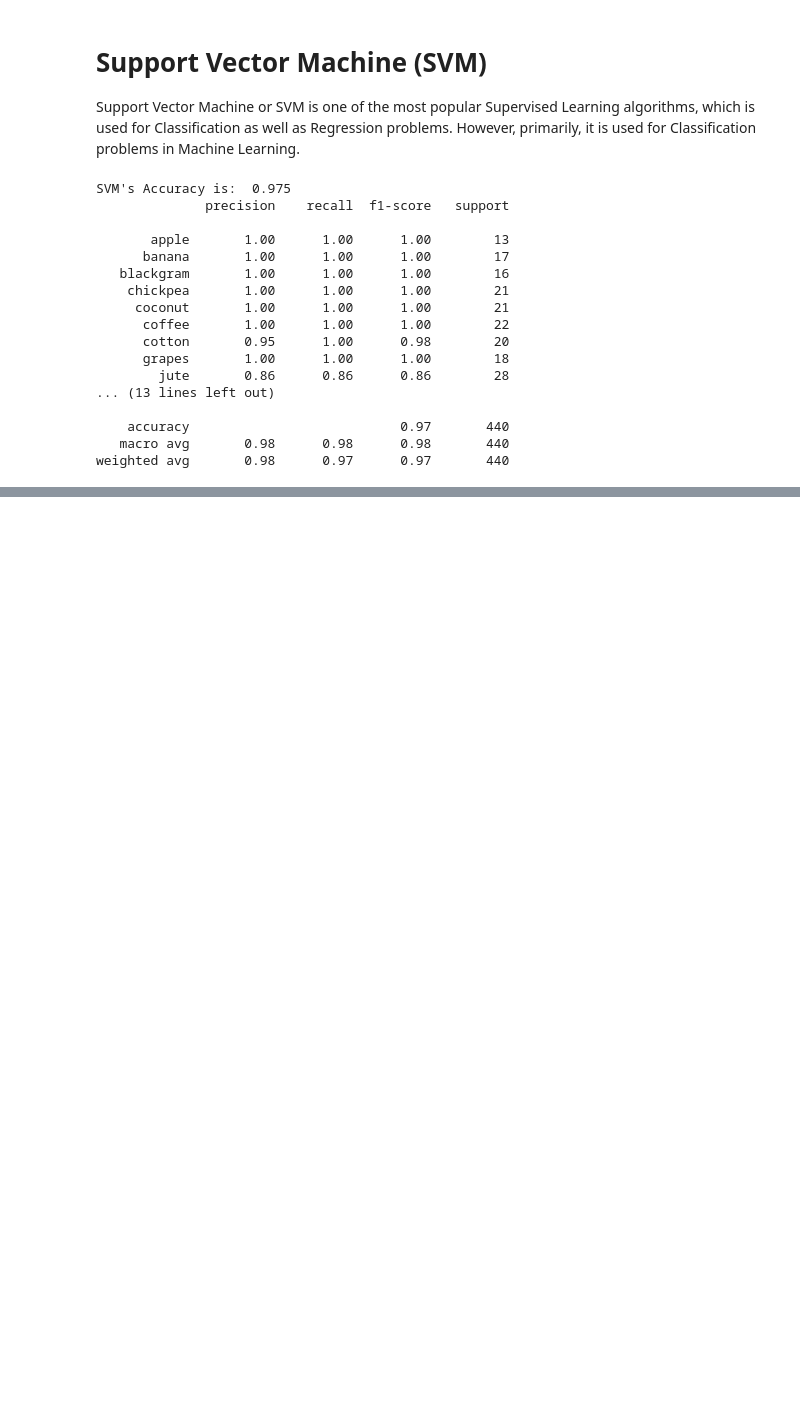
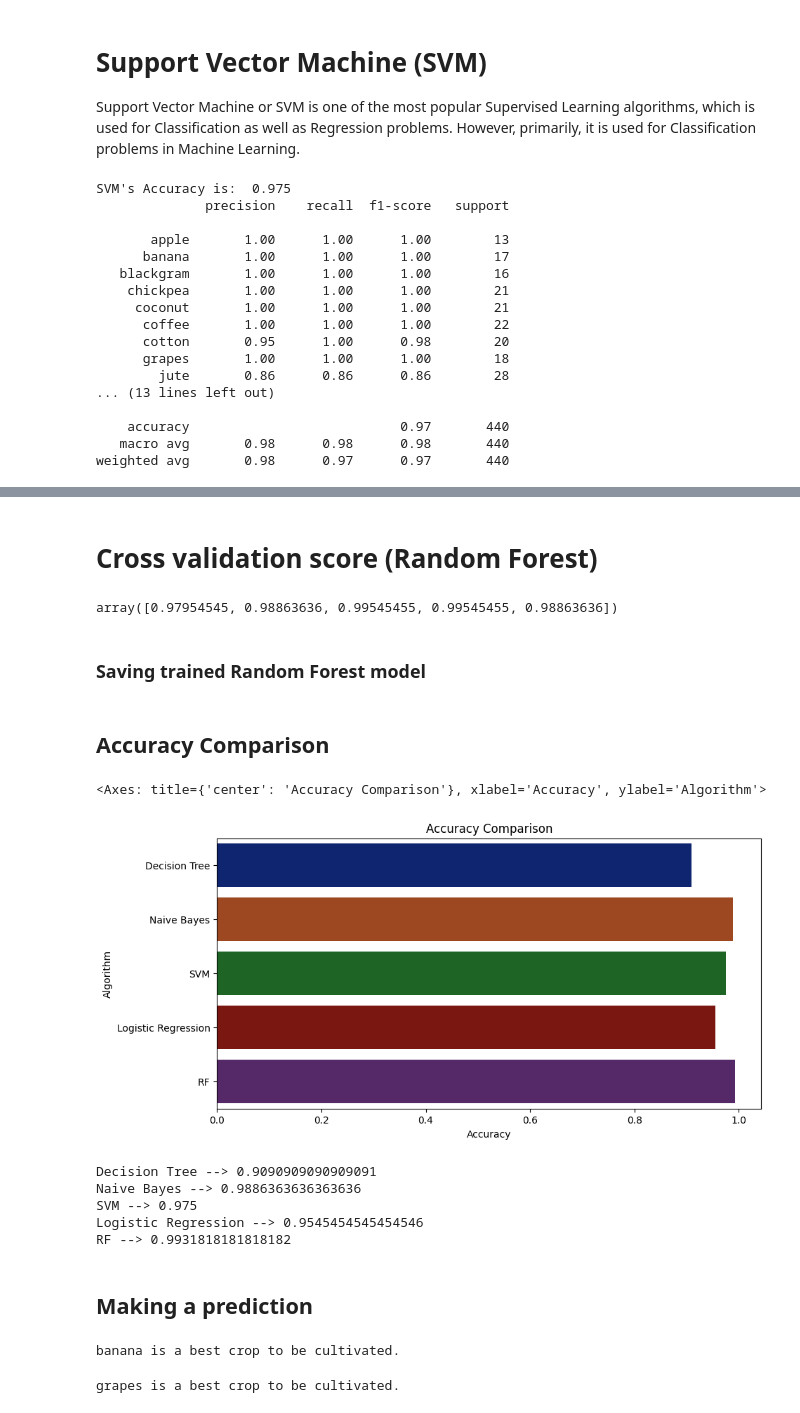
Before and after one commit to csubham2370/Major-Project-on-Crop-Recommendation-System, a Jupyter notebook: Crop_Recommendation_System.ipynb, the cells around one changed output, grey strips where cells are left out. Saved outputs shown, nothing was run; the diff lists cells and outputs as text; code cells hidden in the pictures; blank space fills up the shorter version.

Commit message:
grapes is a best crop to be cultivated. 2

```diff
--- a/Crop_Recommendation_System.ipynb
+++ b/Crop_Recommendation_System.ipynb
@@ -503,0 +528,15 @@ weighted avg       0.98      0.97      0.97       440
+# %%
+from sklearn.linear_model import LogisticRegression
+
+LogReg = LogisticRegression(random_state=2)
+
+LogReg.fit(Xtrain,Ytrain)
+
+predicted_values = LogReg.predict(Xtest)
+
+x = metrics.accuracy_score(Ytest, predicted_values)
+acc.append(x)
+model.append('Logistic Regression')
+print("Logistic Regression's Accuracy is: ", x)
+
+print(classification_report(Ytest,predicted_values))
@@ -503,0 +582,14 @@ weighted avg       0.98      0.97      0.97       440
+# %%
+from sklearn.ensemble import RandomForestClassifier
+
+RF = RandomForestClassifier(n_estimators=20, random_state=0)
+RF.fit(Xtrain,Ytrain)
+
+predicted_values = RF.predict(Xtest)
+
+x = metrics.accuracy_score(Ytest, predicted_values)
+acc.append(x)
+model.append('RF')
+print("RF's Accuracy is: ", x)
+
+print(classification_report(Ytest,predicted_values))
@@ -503,0 +614,9 @@ weighted avg       0.98      0.97      0.97       440
+# %% [markdown]
+# Cross validation score (Random Forest)
+# %%
+score = cross_val_score(RF,features,target,cv=5)
+score
+# %% [output]
+array([0.97954545, 0.98863636, 0.99545455, 0.99545455, 0.98863636])
+# %% [markdown]
+### Saving trained Random Forest model
@@ -503,0 +632,29 @@ weighted avg       0.98      0.97      0.97       440
+# %% [markdown]
+## Accuracy Comparison
+# %%
+plt.figure(figsize=[10,5],dpi = 100)
+plt.title('Accuracy Comparison')
+plt.xlabel('Accuracy')
+plt.ylabel('Algorithm')
+sns.barplot(x = acc,y = model,palette='dark')
+# %% [output]
+<Axes: title={'center': 'Accuracy Comparison'}, xlabel='Accuracy', ylabel='Algorithm'>
+[figure, added]
+# %%
+accuracy_models = dict(zip(model, acc))
+for k, v in accuracy_models.items():
+    print (k, '-->', v)
+# %% [output]
+Decision Tree --> 0.9090909090909091
+Naive Bayes --> 0.9886363636363636
+SVM --> 0.975
+Logistic Regression --> 0.9545454545454546
+RF --> 0.9931818181818182
+# %% [markdown]
+## Making a prediction
+# %%
+data = np.array([[101,87,54,29,76,6.3,100]])
+prediction = RF.predict(data)[0]
+print("{} is a best crop to be cultivated. ".format(prediction))
+# %% [output]
+banana is a best crop to be cultivated.
@@ -503,0 +667,12 @@ weighted avg       0.98      0.97      0.97       440
+# %%
+N = 2
+P = 123
+k = 198
+temperature = 39.64
+humidity = 82.21
+ph = 6.25
+rainfall = 70.39
+predict = recommendation(N,P,k,temperature,humidity,ph,rainfall)
+print("{} is a best crop to be cultivated. ".format(predict))
+# %% [output]
+grapes is a best crop to be cultivated.
```
Also changed, not shown: parts of 14 cells of this notebook.
